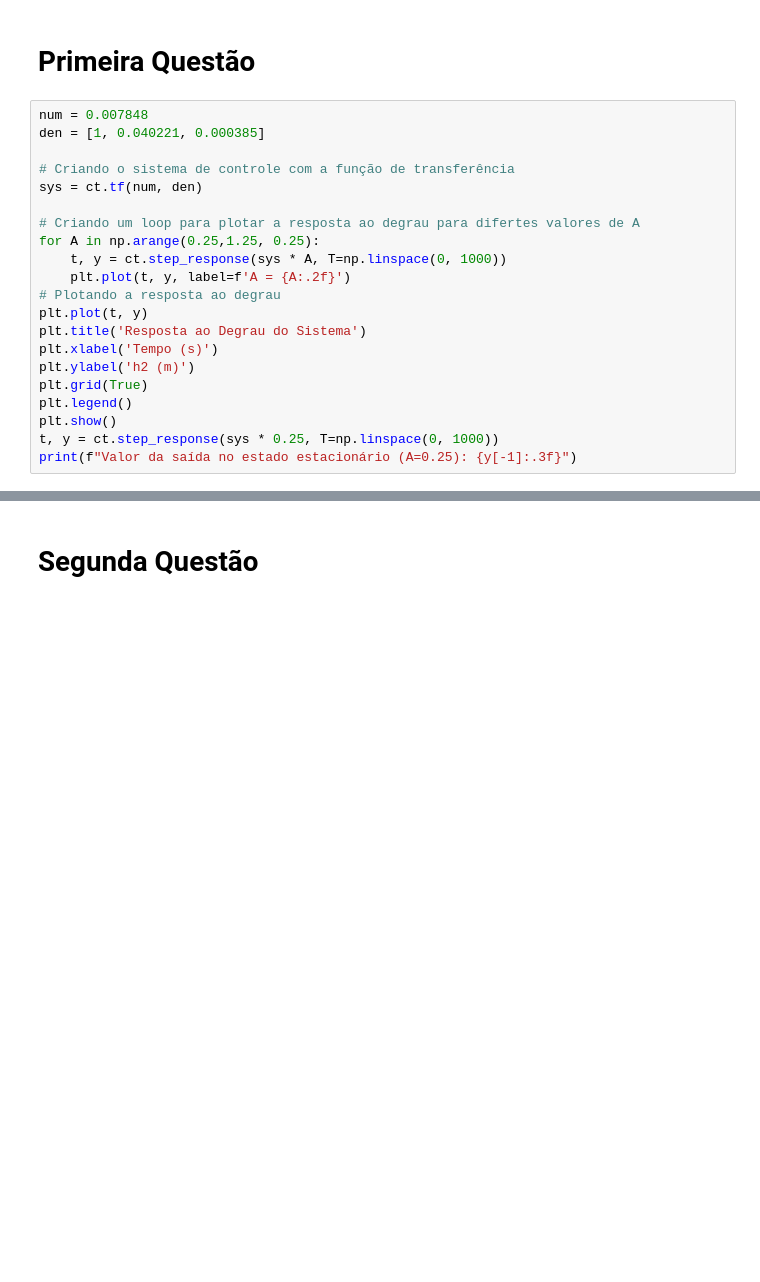
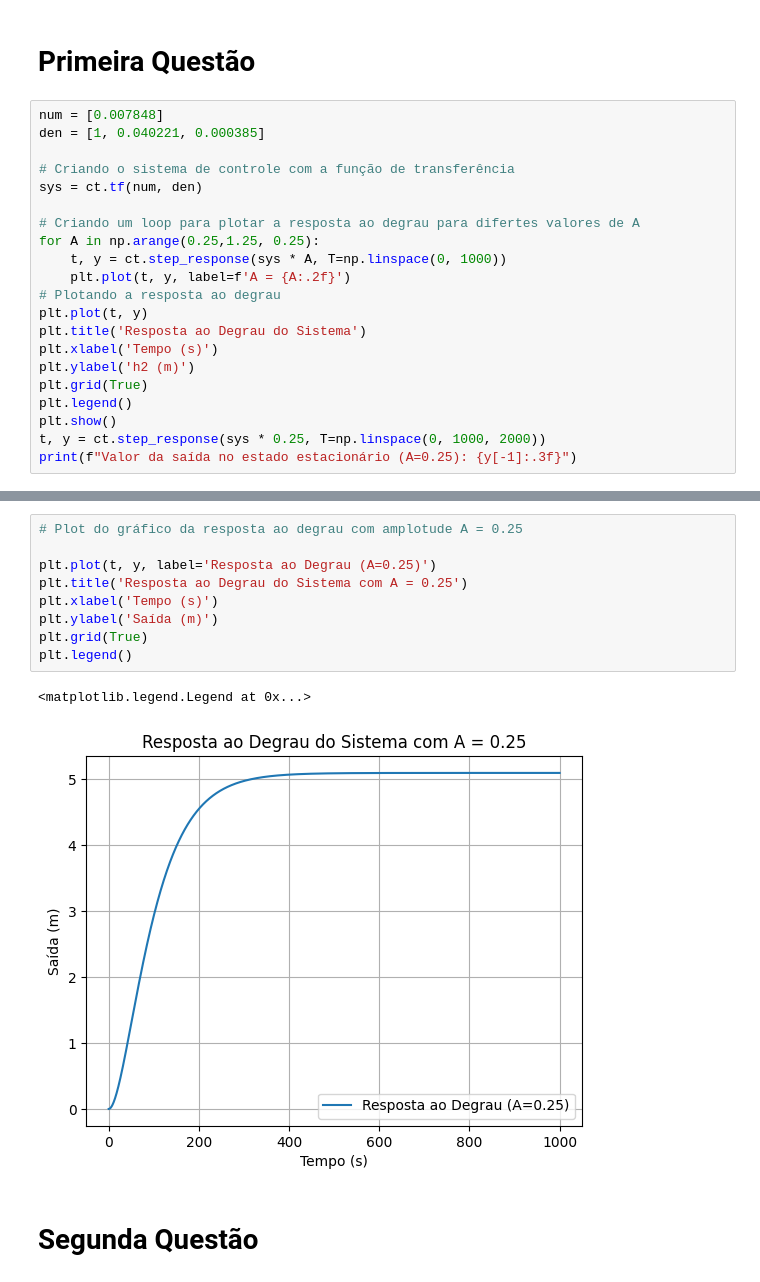
Before and after one commit to Daviipontes/ProjectWork-, a Jupyter notebook: CodigosTask2/task2.ipynb, the cells around one changed output, grey strips where cells are left out. Cells and saved outputs as stored; diff of their text form; blank space fills up the shorter version.

```diff
--- a/CodigosTask2/task2.ipynb
+++ b/CodigosTask2/task2.ipynb
@@ -5,7 +5,7 @@ import numpy as np
 # %% [markdown]
 # Primeira Questão
 # %%
-num = 0.007848
+num = [0.007848]
 den = [1, 0.040221, 0.000385]
 
 # Criando o sistema de controle com a função de transferência
@@ -23,7 +23,7 @@ plt.ylabel('h2 (m)')
 plt.grid(True)
 plt.legend()
 plt.show()
-t, y = ct.step_response(sys * 0.25, T=np.linspace(0, 1000))
+t, y = ct.step_response(sys * 0.25, T=np.linspace(0, 1000, 2000))
 print(f"Valor da saída no estado estacionário (A=0.25): {y[-1]:.3f}")
 # %% [output]
 [figure]
@@ -31,3 +31,15 @@ Valor da saída no estado estacionário (A=0.25): 5.097
+# %%
+# Plot do gráfico da resposta ao degrau com amplotude A = 0.25
+
+plt.plot(t, y, label='Resposta ao Degrau (A=0.25)')
+plt.title('Resposta ao Degrau do Sistema com A = 0.25')
+plt.xlabel('Tempo (s)')
+plt.ylabel('Saída (m)')
+plt.grid(True)
+plt.legend()
+# %% [output]
+<matplotlib.legend.Legend at 0x...>
+[figure, added]
 # %% [markdown]
 # Segunda Questão
 # %%
```
Also changed, not shown: parts of 2 cells of this notebook, 2 other files.
